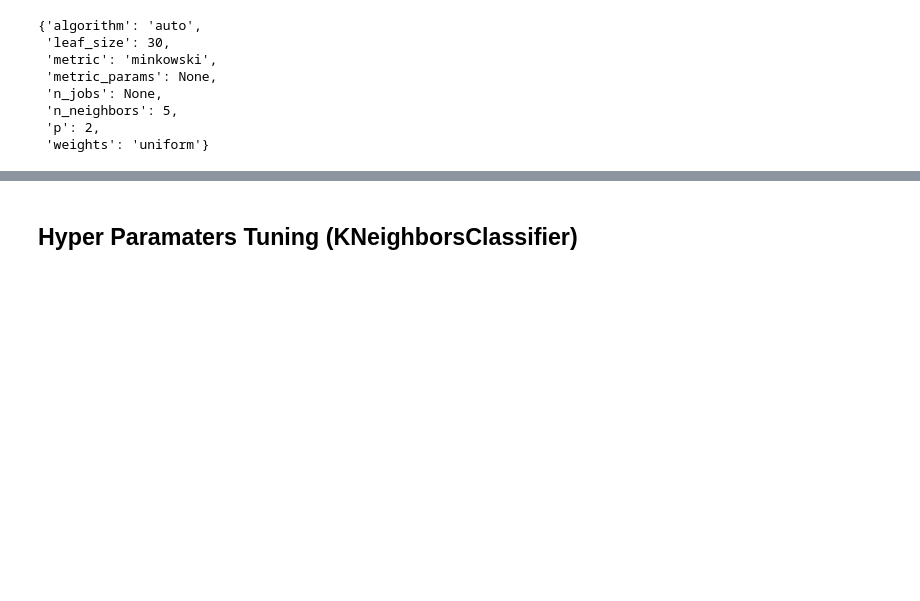
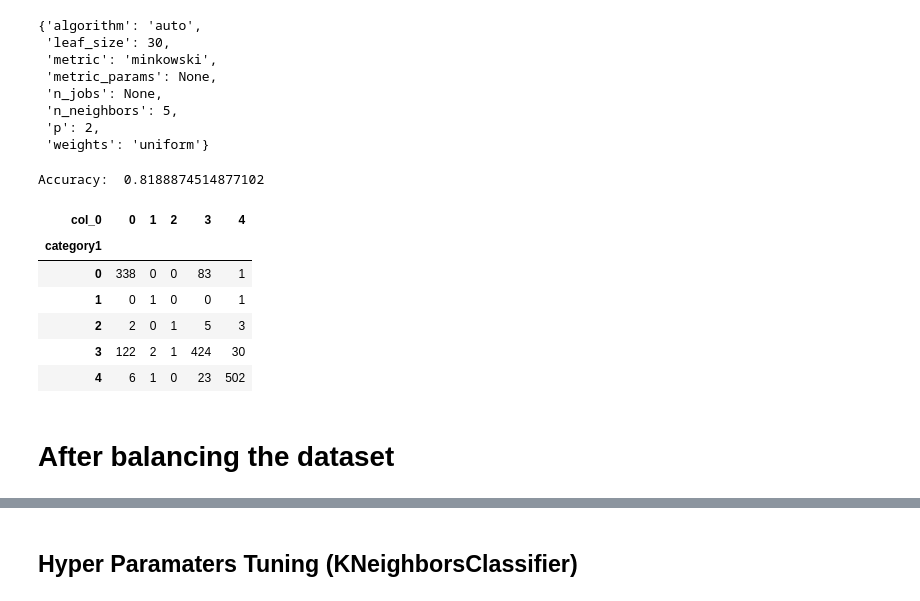
Before and after one commit to tomeliud/Natural-Language-Processings-NLP-on-Swahili-News-Classification-, a Jupyter notebook: Swahili_News_Classification.ipynb, the cells around one changed output, grey strips where cells are left out. Drawn from its saved outputs; the diff is of its cells as text; code cells hidden in the pictures; blank space fills up the shorter version.

```diff
--- a/Swahili_News_Classification.ipynb
+++ b/Swahili_News_Classification.ipynb
@@ -469,3 +523,17 @@ model.get_params()
  'n_neighbors': 5,
  'p': 2,
  'weights': 'uniform'}
+# %%
+ print('Accuracy: ', accuracy_score(labels_test, model_predictions))
+ pd.crosstab(labels_test,model_predictions)
+# %% [output]
+Accuracy:  0.8188874514877102
+| col_0 | 0 | 1 | 2 | 3 | 4 |
+| category1 |  |  |  |  |  |
+| 0 | 338 | 0 | 0 | 83 | 1 |
+| 1 | 0 | 1 | 0 | 0 | 1 |
+| 2 | 2 | 0 | 1 | 5 | 3 |
+| 3 | 122 | 2 | 1 | 424 | 30 |
+| 4 | 6 | 1 | 0 | 23 | 502 |
+# %% [markdown]
+# After balancing the dataset
```
Also changed, not shown: parts of 38 cells of this notebook.
